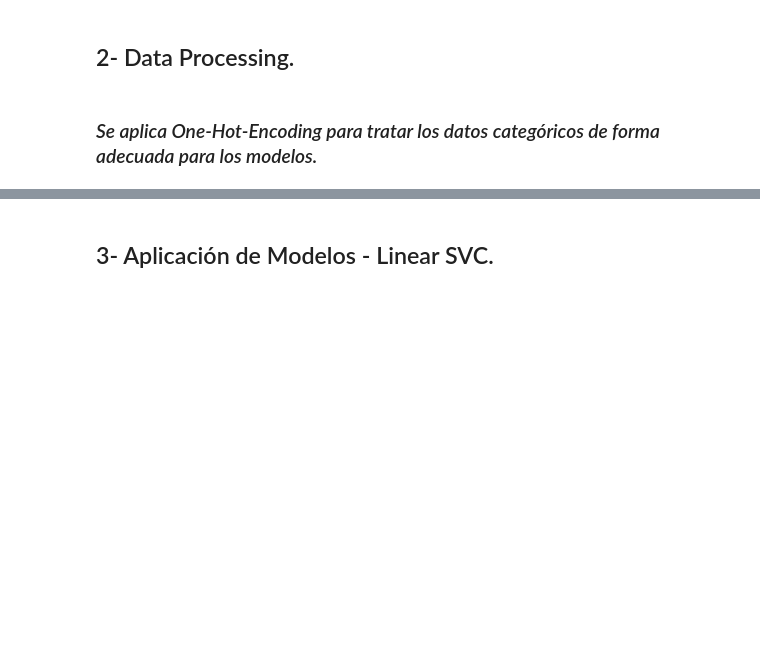
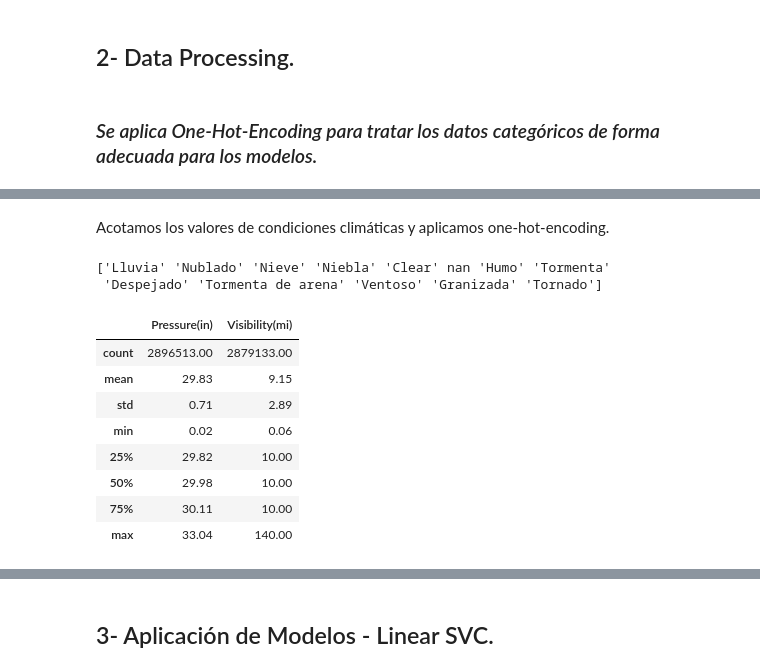
Before and after one commit to diegoritu/Inteligencia_Artificial, a Jupyter notebook: analisis_IA.ipynb, the cells around one changed output, grey strips where cells are left out. Saved outputs shown, nothing was run; the diff lists cells and outputs as text; code cells hidden in the pictures; blank space fills up the shorter version.

```diff
--- a/analisis_IA.ipynb
+++ b/analisis_IA.ipynb
@@ -10,21 +10,19 @@ import pandas as pd
 from sklearn import svm
 from sklearn.metrics import classification_report, confusion_matrix, accuracy_score, f1_score, roc_curve
 from sklearn.model_selection import train_test_split, GridSearchCV
+from sklearn.preprocessing import MinMaxScaler
 from matplotlib import pyplot as plt
 import seaborn as sns
 import numpy as np
 
-
 pd.set_option('display.max_columns', None)
 
 #Importamos solamente los atributos que nos interesa analizar.
-data_frame = pd.read_csv("Accidente.csv", header=0 ,usecols=["Severity","Junction", "Stop", "Traffic_Signal",
- "Sunrise_Sunset","Visibility(mi)", "Pressure(in)","Humidity(%)","Wind_Speed(mph)", "Distance(mi)", "Crossing", "Railway", "Start_Time"])
-
-#data_frame = pd.read_csv("Accidente.csv", header=0 ,usecols=["Severity","Junction", "Stop", "Traffic_Signal", "Sunrise_Sunset"])
+data_frame = pd.read_csv("Accidente.csv", header=0 ,usecols=["Severity","Junction", "Stop", "Traffic_Signal", "Side", "Temperature(F)",
+ "Sunrise_Sunset","Visibility(mi)", "Pressure(in)","Humidity(%)","Wind_Speed(mph)", "Distance(mi)", "Crossing", "Railway", "Start_Time", "Weather_Condition"])
 
 #Definimos la semilla que se utilizará a lo largo del proyecto.
-random_state=42
+random_state=15
 # %% [markdown]
 ## 2- Data Processing.
 # %% [markdown]
@@ -66,3 +49,28 @@ data_frame.head(5)
+# %% [markdown]
+Acotamos los valores de condiciones climáticas y aplicamos one-hot-encoding.
+# %%
+data_frame.loc[data_frame["Weather_Condition"].str.contains("Thunder|T-Storm", na=False), "Weather_Condition"] = "Tormenta"
+data_frame.loc[data_frame["Weather_Condition"].str.contains("Snow|Sleet|Wintry", na=False), "Weather_Condition"] = "Nieve"
+data_frame.loc[data_frame["Weather_Condition"].str.contains("Rain|Drizzle|Shower", na=False), "Weather_Condition"] = "Lluvia"
+data_frame.loc[data_frame["Weather_Condition"].str.contains("Wind|Squalls", na=False), "Weather_Condition"] = "Ventoso"
+data_frame.loc[data_frame["Weather_Condition"].str.contains("Hail|Pellets", na=False), "Weather_Condition"] = "Granizada"
+data_frame.loc[data_frame["Weather_Condition"].str.contains("Fair", na=False), "Weather_Condition"] = "Despejado"
+data_frame.loc[data_frame["Weather_Condition"].str.contains("Cloud|Overcast", na=False), "Weather_Condition"] = "Nublado"
+data_frame.loc[data_frame["Weather_Condition"].str.contains("Mist|Haze|Fog", na=False), "Weather_Condition"] = "Niebla"
+data_frame.loc[data_frame["Weather_Condition"].str.contains("Sand|Dust", na=False), "Weather_Condition"] = "Tormenta de arena"
+data_frame.loc[data_frame["Weather_Condition"].str.contains("Smoke|Volcanic Ash", na=False), "Weather_Condition"] = "Humo"
+data_frame.loc[data_frame["Weather_Condition"].str.contains("N/A Precipitation", na=False), "Weather_Condition"] = np.nan
+
+print(data_frame["Weather_Condition"].unique())
+
+#Columna "Weather_Condition"
+data_frame_dummies_weather_condition = pd.get_dummies(data_frame['Weather_Condition'])
+data_frame_dummies_weather_condition = data_frame_dummies_weather_condition.rename(columns=lambda s: "Weather_Condition" + s)
+data_frame = data_frame.drop(['Weather_Condition'], axis = 1)
+data_frame = data_frame.join(data_frame_dummies_weather_condition)
+# %% [output]
+['Lluvia' 'Nublado' 'Nieve' 'Niebla' 'Clear' nan 'Humo' 'Tormenta'
+ 'Despejado' 'Tormenta de arena' 'Ventoso' 'Granizada' 'Tornado']
 # %%
 data_frame["Start_Time"] = pd.to_datetime(data_frame["Start_Time"])
 
@@ -81,0 +88,20 @@ data_frame.dropna(axis=0, inplace=True)
+# %%
+#Verificamos los valores de Presión y Visibilidad
+data_frame[["Pressure(in)", "Visibility(mi)"]].describe().round(2)
+
+"""Tras ver el resultado, y considerando que es imposible una visibilidad de 0 millas y
+   una presión de 0 pulgadas, procedemos a eliminar estos posibles valores del dataset."""
+
+data_frame = data_frame[data_frame["Pressure(in)"] != 0]
+data_frame = data_frame[data_frame["Visibility(mi)"] != 0]
+data_frame[["Pressure(in)", "Visibility(mi)"]].describe().round(2)
+# %% [output]
+|  | Pressure(in) | Visibility(mi) |
+| count | 2896513.00 | 2879133.00 |
+| mean | 29.83 | 9.15 |
+| std | 0.71 | 2.89 |
+| min | 0.02 | 0.06 |
+| 25% | 29.82 | 10.00 |
+| 50% | 29.98 | 10.00 |
+| 75% | 30.11 | 10.00 |
+| max | 33.04 | 140.00 |
```
Also changed, not shown: parts of 13 cells of this notebook.
